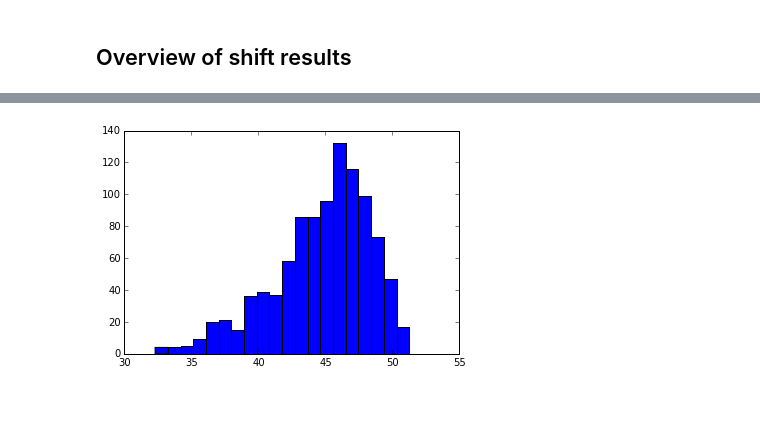
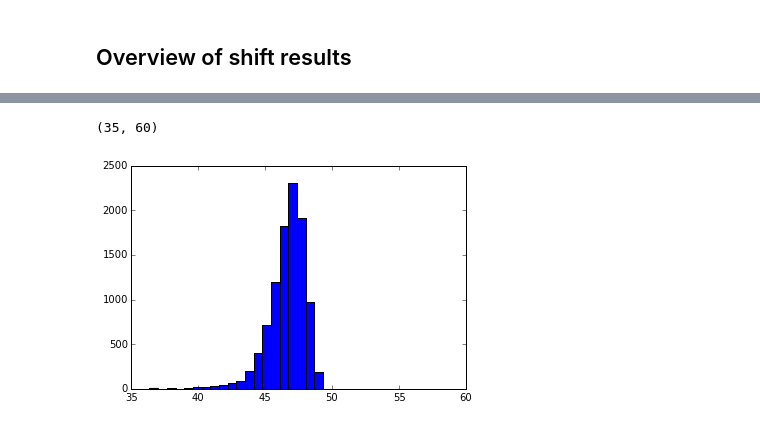
Before and after one commit to SimonBiggs/poc-brachyoptimisation, a Jupyter notebook: Proof of concept standard method.ipynb, the cells around one changed output, grey strips where cells are left out. Drawn from its saved outputs; the diff is of its cells as text; code cells hidden in the pictures.

```diff
--- a/Proof of concept standard method.ipynb
+++ b/Proof of concept standard method.ipynb
@@ -220,15 +220,24 @@ distance_to_dwell_pos_initial = np.array([
     for i in range(len(x))
 ])
 # %%
-closest_voxel_to_dwell = np.reshape(np.argmin(distance_to_dwell_pos_initial, axis=0), [1, -1])
-target_cube_voxels = np.reshape(np.where(target_cube)[0], [-1, 1])
-is_dwell_closest_to_target = np.any(closest_voxel_to_dwell == target_cube_voxels, axis=0)
+# closest_voxel_to_dwell = np.reshape(np.argmin(distance_to_dwell_pos_initial, axis=0), [1, -1])
+# target_cube_voxels = np.reshape(np.where(target_cube)[0], [-1, 1])
+# is_dwell_closest_to_target = np.any(closest_voxel_to_dwell == target_cube_voxels, axis=0)
 
-relevant_dwell_positions = dwell_positions_to_be_filtered[is_dwell_closest_to_target]
+shift_uncertainty = 0.05
+
+target_cube_voxels = np.where(target_cube)[0]
+relevant_dwell_test = (
+    np.min(distance_to_dwell_pos_initial[target_cube_voxels], axis=0) <
+    3 * shift_uncertainty)
+
+
+relevant_dwell_positions = dwell_positions_to_be_filtered[relevant_dwell_test]
+num_relevant_dwells = np.sum(relevant_dwell_test)
 # %%
 line_number_index = np.reshape(np.arange(number_of_lines), (number_of_lines, 1))
 line_number_index = np.ones([number_of_lines, number_of_dwells]) * line_number_index
-line_number_index = np.ravel(line_number_index)[is_dwell_closest_to_target]
+line_number_index = np.ravel(line_number_index)[relevant_dwell_test]
 line_number_index = line_number_index.astype(int)
 # %%
 fig = plt.figure()
@@ -713,7 +724,7 @@ plt.xlim([0, 150])
 # %% [markdown]
 Add a random shift to each catheter, see the effect it has on target DVH.
 # %%
-relevant_dwell_distances = np.ravel(dwell_distances)[is_dwell_closest_to_target]
+relevant_dwell_distances = np.ravel(dwell_distances)[relevant_dwell_test]
 shift_uncertainty = 0.05
 # %%
 line_displacement = np.random.normal(scale=shift_uncertainty, size=number_of_lines)
@@ -791,12 +802,14 @@ def return_cold_spot_in_random_displace():
 
     return np.min(shifted_exposure[target_cube])
 # %%
-n = 1000
+n = 10000
 cold_spots = np.zeros(n)
 
 for i in range(n):
     cold_spots[i] = return_cold_spot_in_random_displace()
 # %%
-plt.hist(cold_spots,20);
+plt.hist(cold_spots,20)
+plt.xlim([35,60])
 # %% [output]
+(35, 60)
-[figure, old version]
+[figure, new version]
```
Also changed, not shown: parts of 21 cells of this notebook, 3 other files.
